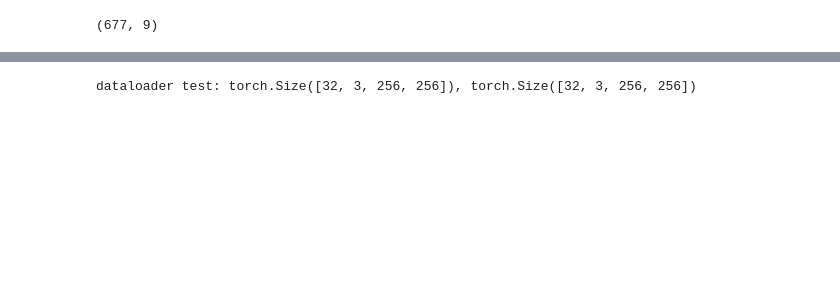
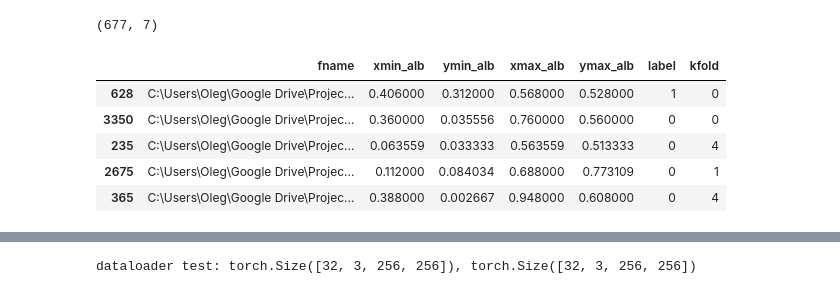
Before and after one commit to olegperegudov/computer-vision, a Jupyter notebook: cat dogs classifier/src/localization_engine.ipynb, the cells around one changed output, grey strips where cells are left out. Cells and saved outputs as stored; diff of their text form; code cells hidden in the pictures; blank space fills up the shorter version.

```diff
--- a/cat dogs classifier/src/localization_engine.ipynb
+++ b/cat dogs classifier/src/localization_engine.ipynb
@@ -110,12 +121,21 @@ class dataset(Dataset):
 # just to check if everything works we only use the sample of all data
 frac = 0.2
 # df = pd.read_csv(config.DF_PATH)
-df = pd.read_csv(config.DF_PATH).sample(frac=frac)
+df = pd.read_csv(config.DF_PATH, usecols=['fname',
+                                          'xmin_alb', 'ymin_alb', 'xmax_alb', 'ymax_alb',
+                                          'label', 'kfold']).sample(frac=frac)
 df.shape
 # %% [output]
-(677, 9)
+(677, 7)
-# %%
-df.drop(['Unnamed: 0', 'info', 'xmin', 'ymin', 'xmax', 'ymax'], 1, inplace=True)
+# %%
+df.head()
+# %% [output]
+|  | fname | xmin_alb | ymin_alb | xmax_alb | ymax_alb | label | kfold |
+| 628 | C:\Users\Oleg\Google Drive\Projec... | 0.406000 | 0.312000 | 0.568000 | 0.528000 | 1 | 0 |
+| 3350 | C:\Users\Oleg\Google Drive\Projec... | 0.360000 | 0.035556 | 0.760000 | 0.560000 | 0 | 0 |
+| 235 | C:\Users\Oleg\Google Drive\Projec... | 0.063559 | 0.033333 | 0.563559 | 0.513333 | 0 | 4 |
+| 2675 | C:\Users\Oleg\Google Drive\Projec... | 0.112000 | 0.084034 | 0.688000 | 0.773109 | 0 | 1 |
+| 365 | C:\Users\Oleg\Google Drive\Projec... | 0.388000 | 0.002667 | 0.948000 | 0.608000 | 0 | 4 |
 # %%
 # create dfs
 train_df = df[df.kfold.isin([0,1,2])].reset_index(drop=True)
```
Also changed, not shown: parts of 10 cells of this notebook, 5 other files.
